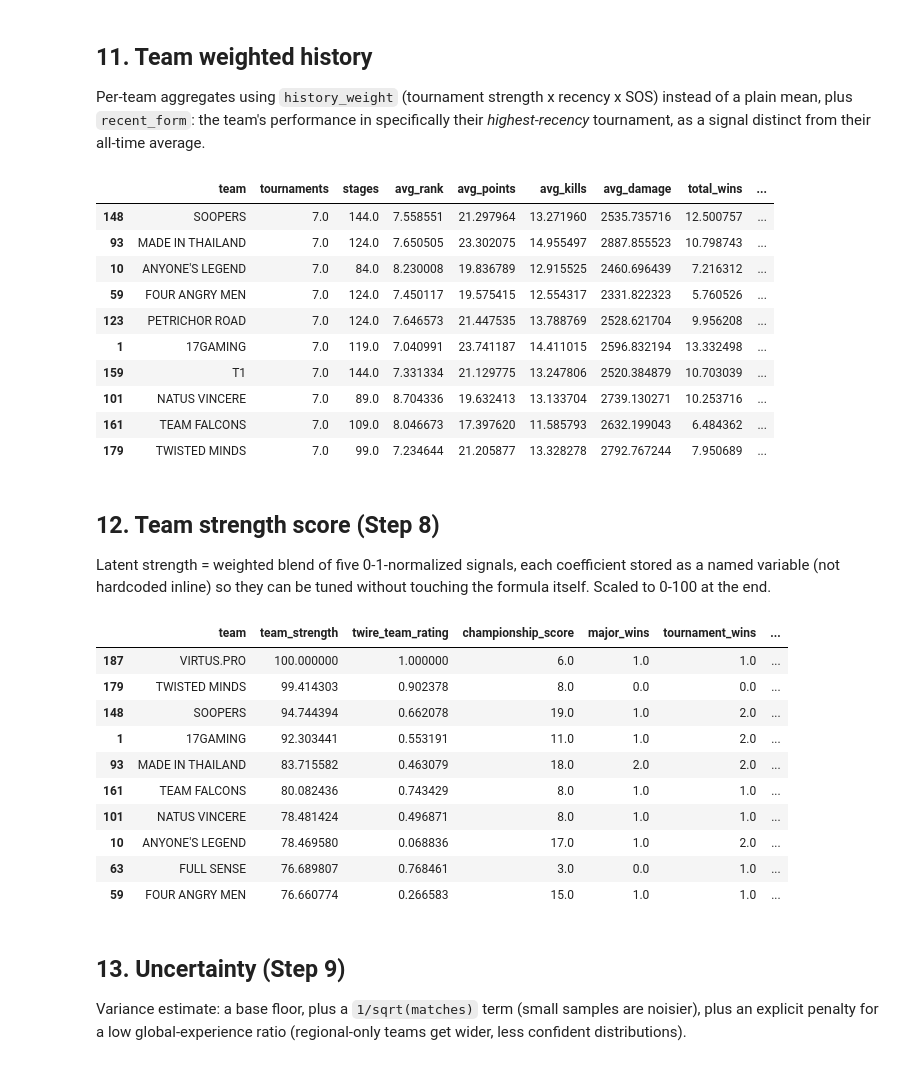
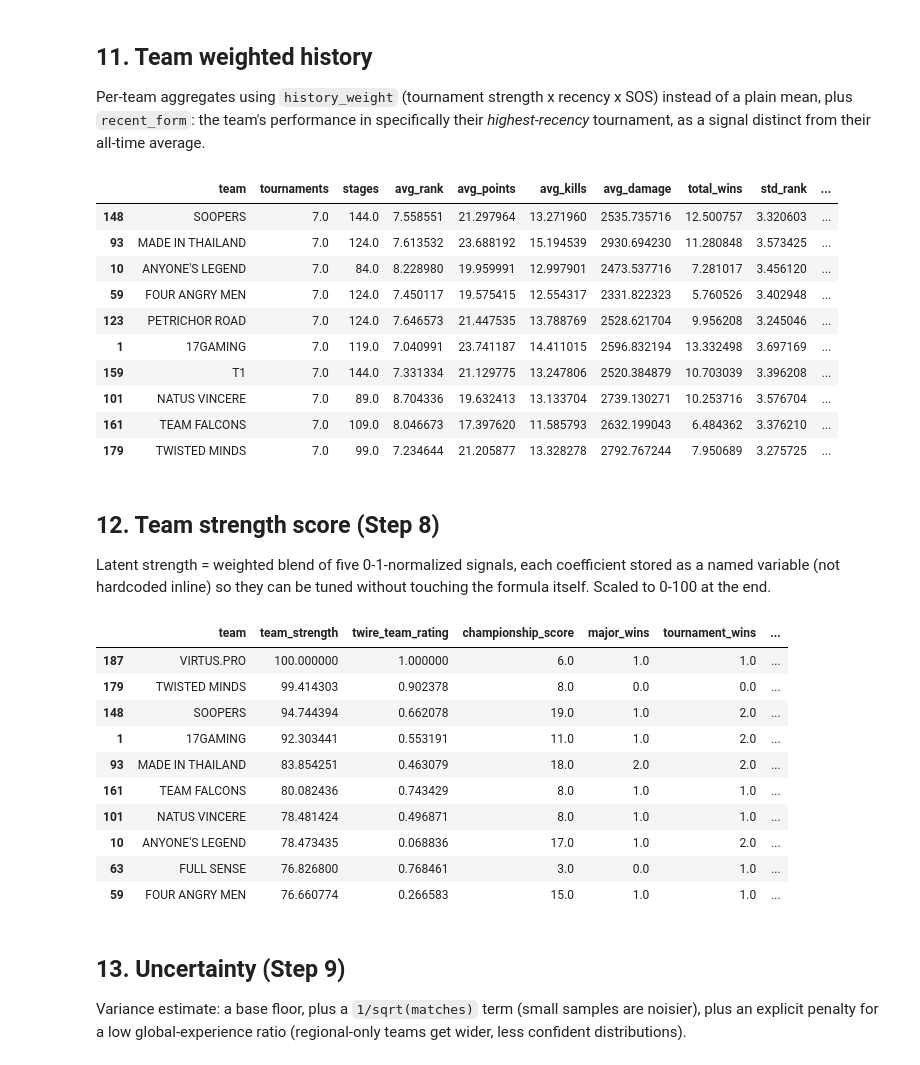
Before and after one commit to NTMQuannuaQMTN/ewcpubg, a Jupyter notebook: notebooks/ewcpubg.ipynb, the cells around one changed output. Drawn from its saved outputs; the diff is of its cells as text; code cells hidden in the pictures.

Commit message:
update variance

```diff
--- a/notebooks/ewcpubg.ipynb
+++ b/notebooks/ewcpubg.ipynb
@@ -1161,21 +1161,20 @@ print(f"{len(ewc_teams)} EWC teams (normalized): {ewc_teams}")
 
 Maps each tracked tournament to a strength tier. `PGC`/`EWC` don't exist in our tracked historical data (PGC isn't a Twire-tracked event; EWC is the target event itself, not a past one) but are kept in the table since the spec calls for them, and for `EWC` to be usable once EWC 2026 itself has been played and shows up as a historical tournament next time this runs. Regional Championship vs Open split is a judgment call documented inline -- adjust `TOURNAMENT_STRENGTH` directly if it's wrong.
 # %%
+# Regional tournament strength: fixed tiers. All regionals are 0.75 except
+# PVS/PTS (0.7, slightly weaker fields) and PMS (0.6, weakest).
 TOURNAMENT_STRENGTH = {
     "PGC": 1.00,
     "PGS": 0.95,
     "EWC": 0.95,
 
-    # Regional Championship: continental/multi-country championship-tier.
     "PCL": 0.75,
     "PAS": 0.75,
     "PEC": 0.75,
     "PWS": 0.75,
-    "PMS": 0.75,  # PUBG Master Series -- treated as championship-tier; adjust if wrong
-
-    # Regional Open: single-country/weekly-league tier.
-    "PTS": 0.55,
-    "PVS": 0.55,
+    "PVS": 0.70,
+    "PTS": 0.70,
+    "PMS": 0.60,
 }
 
 UNKNOWN_TOURNAMENT_STRENGTH = 0.65
@@ -1486,44 +1485,54 @@ def _team_weighted_row(x):
 
     return pd.Series({
         "tournaments": x["tournament"].nunique(),
         "stages": len(x),
 
         "avg_rank": np.average(x["avgRank"], weights=w),
         "avg_points": np.average(x["totalPoints"], weights=w),
         "avg_kills": np.average(x["kills"], weights=w),
         "avg_damage": np.average(x["damageDealt"], weights=w),
         "total_wins": (x["wins"] * w).sum(),
 
+        # Historical consistency (unweighted, across every stage row played) --
+        # feeds simulation variance later: a team whose results have always
+        # been erratic should fluctuate more in simulation than one that's
+        # always finished in a tight band. NaN for teams with only 1 stage
+        # (std of a single value is undefined) filled to 0 downstream.
+        "std_rank": x["avgRank"].std(),
+        "std_points": x["totalPoints"].std(),
+        "std_kills": x["kills"].std(),
+        "std_damage": x["damageDealt"].std(),
+
         "tournament_wins": tournament_wins,
         "major_wins": major_wins,
         "championship_score": championship_score,
 
         "recent_avg_rank": recent_avg_rank,
         "twire_team_rating": x["twire_team_rating"].iloc[0],
         "strength_of_schedule": np.average(x["strength_of_schedule"], weights=w),
     })
 
 
 team_weighted_history = (
     team_df
     .groupby("team")
     .apply(_team_weighted_row)
     .reset_index()
 )
 
 team_weighted_history.sort_values("championship_score", ascending=False).head(10)
 # %% [output]
-|  | team | tournaments | stages | avg_rank | avg_points | avg_kills | avg_damage | total_wins | ... |
-| 148 | SOOPERS | 7.0 | 144.0 | 7.558551 | 21.297964 | 13.271960 | 2535.735716 | 12.500757 | ... |
-| 93 | MADE IN THAILAND | 7.0 | 124.0 | 7.650505 | 23.302075 | 14.955497 | 2887.855523 | 10.798743 | ... |
-| 10 | ANYONE'S LEGEND | 7.0 | 84.0 | 8.230008 | 19.836789 | 12.915525 | 2460.696439 | 7.216312 | ... |
-| 59 | FOUR ANGRY MEN | 7.0 | 124.0 | 7.450117 | 19.575415 | 12.554317 | 2331.822323 | 5.760526 | ... |
-| 123 | PETRICHOR ROAD | 7.0 | 124.0 | 7.646573 | 21.447535 | 13.788769 | 2528.621704 | 9.956208 | ... |
-| 1 | 17GAMING | 7.0 | 119.0 | 7.040991 | 23.741187 | 14.411015 | 2596.832194 | 13.332498 | ... |
-| 159 | T1 | 7.0 | 144.0 | 7.331334 | 21.129775 | 13.247806 | 2520.384879 | 10.703039 | ... |
-| 101 | NATUS VINCERE | 7.0 | 89.0 | 8.704336 | 19.632413 | 13.133704 | 2739.130271 | 10.253716 | ... |
-| 161 | TEAM FALCONS | 7.0 | 109.0 | 8.046673 | 17.397620 | 11.585793 | 2632.199043 | 6.484362 | ... |
-| 179 | TWISTED MINDS | 7.0 | 99.0 | 7.234644 | 21.205877 | 13.328278 | 2792.767244 | 7.950689 | ... |
+|  | team | tournaments | stages | avg_rank | avg_points | avg_kills | avg_damage | total_wins | std_rank | ... |
+| 148 | SOOPERS | 7.0 | 144.0 | 7.558551 | 21.297964 | 13.271960 | 2535.735716 | 12.500757 | 3.320603 | ... |
+| 93 | MADE IN THAILAND | 7.0 | 124.0 | 7.613532 | 23.688192 | 15.194539 | 2930.694230 | 11.280848 | 3.573425 | ... |
+| 10 | ANYONE'S LEGEND | 7.0 | 84.0 | 8.228980 | 19.959991 | 12.997901 | 2473.537716 | 7.281017 | 3.456120 | ... |
+| 59 | FOUR ANGRY MEN | 7.0 | 124.0 | 7.450117 | 19.575415 | 12.554317 | 2331.822323 | 5.760526 | 3.402948 | ... |
+| 123 | PETRICHOR ROAD | 7.0 | 124.0 | 7.646573 | 21.447535 | 13.788769 | 2528.621704 | 9.956208 | 3.245046 | ... |
+| 1 | 17GAMING | 7.0 | 119.0 | 7.040991 | 23.741187 | 14.411015 | 2596.832194 | 13.332498 | 3.697169 | ... |
+| 159 | T1 | 7.0 | 144.0 | 7.331334 | 21.129775 | 13.247806 | 2520.384879 | 10.703039 | 3.396208 | ... |
+| 101 | NATUS VINCERE | 7.0 | 89.0 | 8.704336 | 19.632413 | 13.133704 | 2739.130271 | 10.253716 | 3.576704 | ... |
+| 161 | TEAM FALCONS | 7.0 | 109.0 | 8.046673 | 17.397620 | 11.585793 | 2632.199043 | 6.484362 | 3.376210 | ... |
+| 179 | TWISTED MINDS | 7.0 | 99.0 | 7.234644 | 21.205877 | 13.328278 | 2792.767244 | 7.950689 | 3.275725 | ... |
 # %% [markdown]
 ## 12. Team strength score (Step 8)
 
@@ -1589,11 +1598,11 @@ team_strength[["team", "team_strength", "twire_team_rating", "championship_score
 | 179 | TWISTED MINDS | 99.414303 | 0.902378 | 8.0 | 0.0 | 0.0 | ... |
 | 148 | SOOPERS | 94.744394 | 0.662078 | 19.0 | 1.0 | 2.0 | ... |
 | 1 | 17GAMING | 92.303441 | 0.553191 | 11.0 | 1.0 | 2.0 | ... |
-| 93 | MADE IN THAILAND | 83.715582 | 0.463079 | 18.0 | 2.0 | 2.0 | ... |
+| 93 | MADE IN THAILAND | 83.854251 | 0.463079 | 18.0 | 2.0 | 2.0 | ... |
 | 161 | TEAM FALCONS | 80.082436 | 0.743429 | 8.0 | 1.0 | 1.0 | ... |
 | 101 | NATUS VINCERE | 78.481424 | 0.496871 | 8.0 | 1.0 | 1.0 | ... |
-| 10 | ANYONE'S LEGEND | 78.469580 | 0.068836 | 17.0 | 1.0 | 2.0 | ... |
-| 63 | FULL SENSE | 76.689807 | 0.768461 | 3.0 | 0.0 | 1.0 | ... |
+| 10 | ANYONE'S LEGEND | 78.473435 | 0.068836 | 17.0 | 1.0 | 2.0 | ... |
+| 63 | FULL SENSE | 76.826800 | 0.768461 | 3.0 | 0.0 | 1.0 | ... |
 | 59 | FOUR ANGRY MEN | 76.660774 | 0.266583 | 15.0 | 1.0 | 1.0 | ... |
 # %% [markdown]
 ## 13. Uncertainty (Step 9)
```
Also changed, not shown: parts of 15 cells of this notebook.
